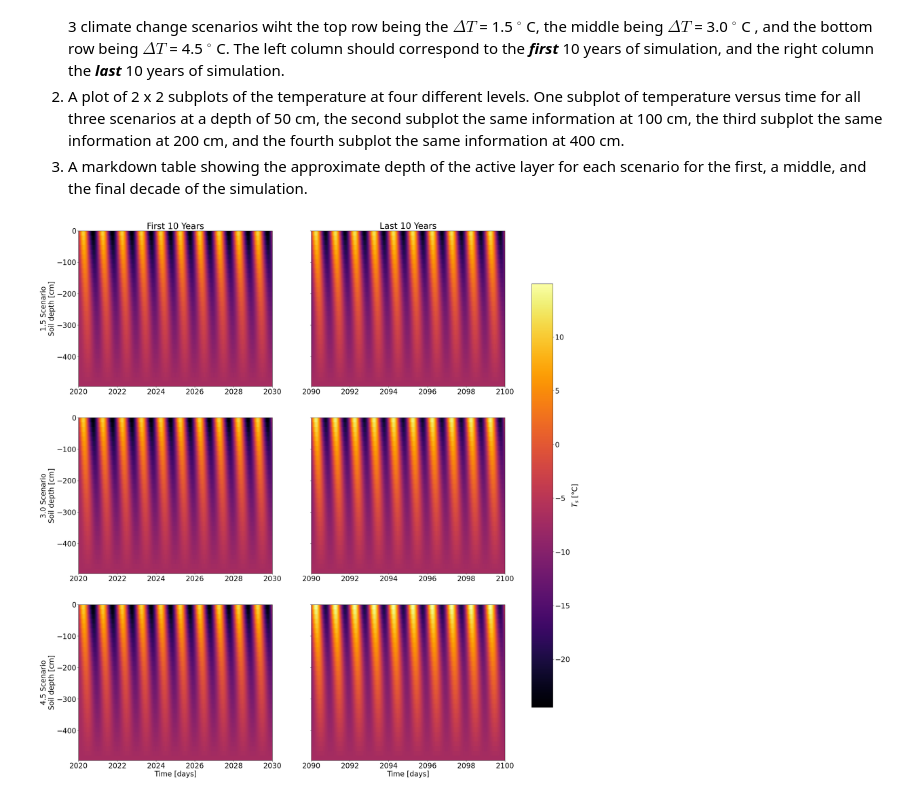
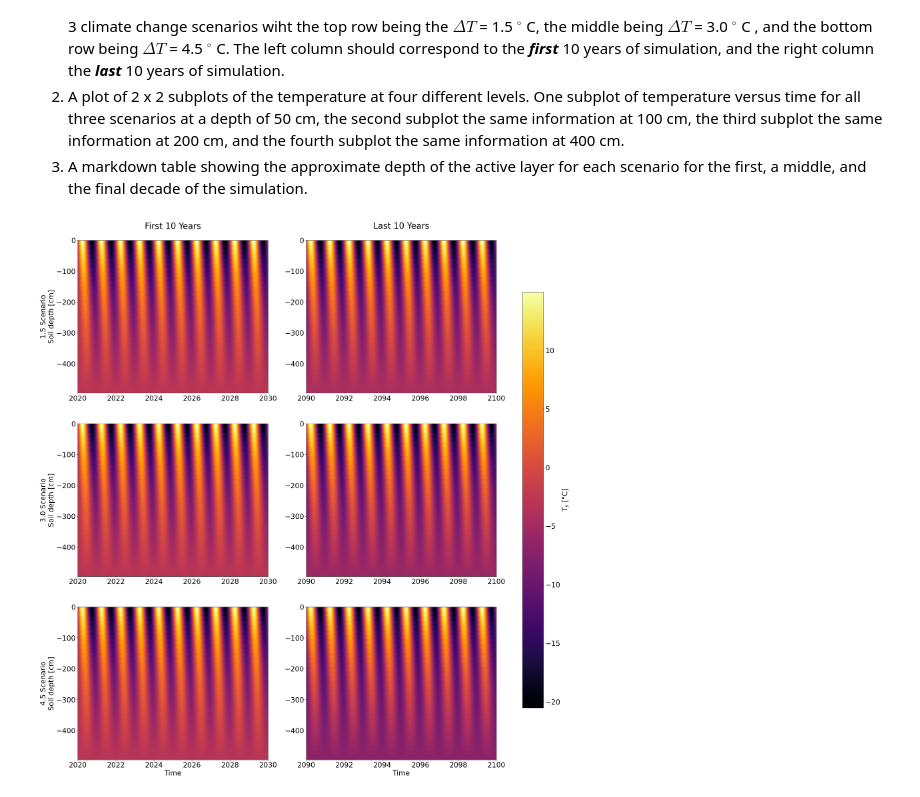
Before and after one commit to scottfordham/F26_GEOS518_STMF, a Jupyter notebook: mod03_1D-Diffusion-Models/mod03_1D-Diffusion-Assignment.ipynb, the cells around one changed output. Saved outputs shown, nothing was run; the diff lists cells and outputs as text; code cells hidden in the pictures.

```diff
--- a/mod03_1D-Diffusion-Models/mod03_1D-Diffusion-Assignment.ipynb
+++ b/mod03_1D-Diffusion-Models/mod03_1D-Diffusion-Assignment.ipynb
@@ -245,65 +245,40 @@ tt,zz = np.meshgrid(t,z)
 
 first_10 = t <= (t[0] + 10)
 last_10  = t >= (t[-1] - 10)
 
-# Use the same temperature scale for every panel
-vmin = min(np.nanmin(Ts) for Ts in results.values())
-vmax = max(np.nanmax(Ts) for Ts in results.values())
-
 plt.rcParams.update({'font.size': 24})
-fig, axes = plt.subplots(len(results), 2, figsize=(32, 32),sharey=True)
+fig, axes = plt.subplots(len(results), 2, figsize=(32, 32),sharey=False)
 for row, (scenario, Ts_scenario) in enumerate(results.items()):
-
-    # -------------------------
     # First 10 years
-    # -------------------------
     tt_first, zz_first = np.meshgrid(t[first_10], z)
-
     pcm1 = axes[row, 0].pcolormesh(
         tt_first,
         -zz_first,
         Ts_scenario[:, first_10],
         cmap="inferno",
-        shading="auto",
-        vmin=vmin,
-        vmax=vmax
-    )
-
-    # -------------------------
+        shading="auto")
     # Last 10 years
-    # -------------------------
     tt_last, zz_last = np.meshgrid(t[last_10], z)
-
     pcm2 = axes[row, 1].pcolormesh(
         tt_last,
         -zz_last,
         Ts_scenario[:, last_10],
         cmap="inferno",
-        shading="auto",
-        vmin=vmin,
-        vmax=vmax
-    )
-
+        shading="auto")
     # Scenario label
-    axes[row, 0].set_ylabel(
-        f"{scenario}\nSoil depth [cm]"
-    )
-
+    axes[row, 0].set_ylabel(f"{scenario}\nSoil depth [cm]")
 # Column titles
-axes[0, 0].set_title("First 10 Years")
-axes[0, 1].set_title("Last 10 Years")
-
+axes[0, 0].set_title("First 10 Years\n")
+axes[0, 1].set_title("Last 10 Years\n")
 # X labels
-axes[-1, 0].set_xlabel("Time [days]")
-axes[-1, 1].set_xlabel("Time [days]")
-
+axes[-1, 0].set_xlabel("Time")
+axes[-1, 1].set_xlabel("Time")
 # One shared colorbar
 fig.colorbar(
     pcm2,
     ax=axes,
     label=r"$T_s$ [°C]",
-    shrink=0.8
-)
+    shrink=0.8)
 plt.show()
 # %% [output]
-[figure, old version]
+[figure, new version]
```
Also changed, not shown: parts of 2 cells of this notebook, 5 other files.
